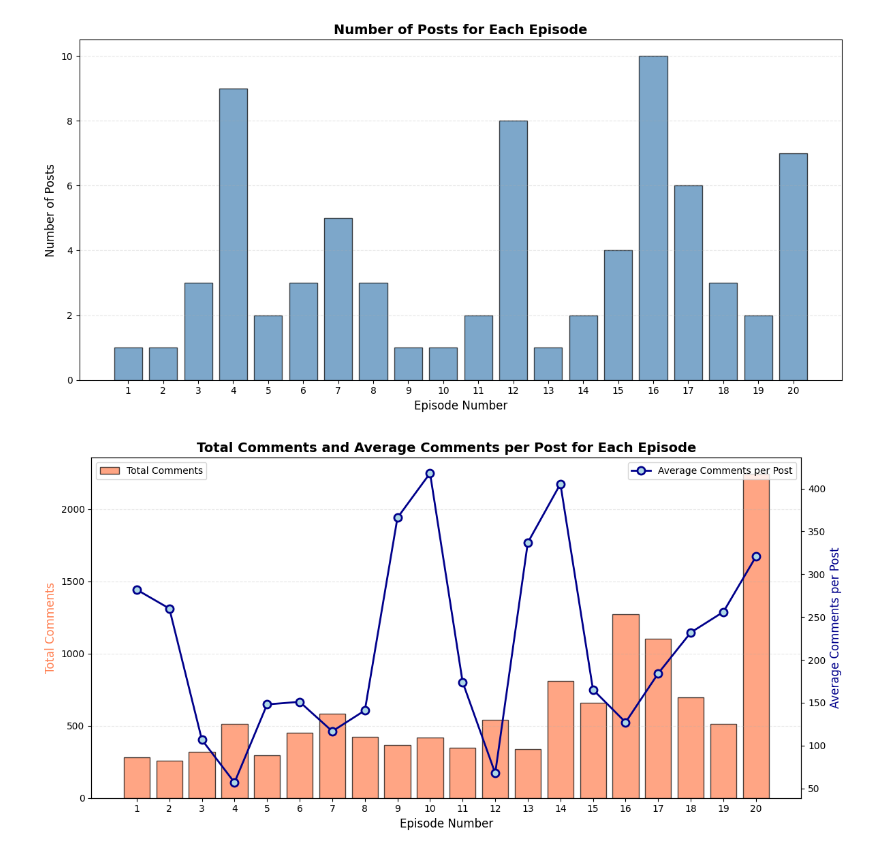
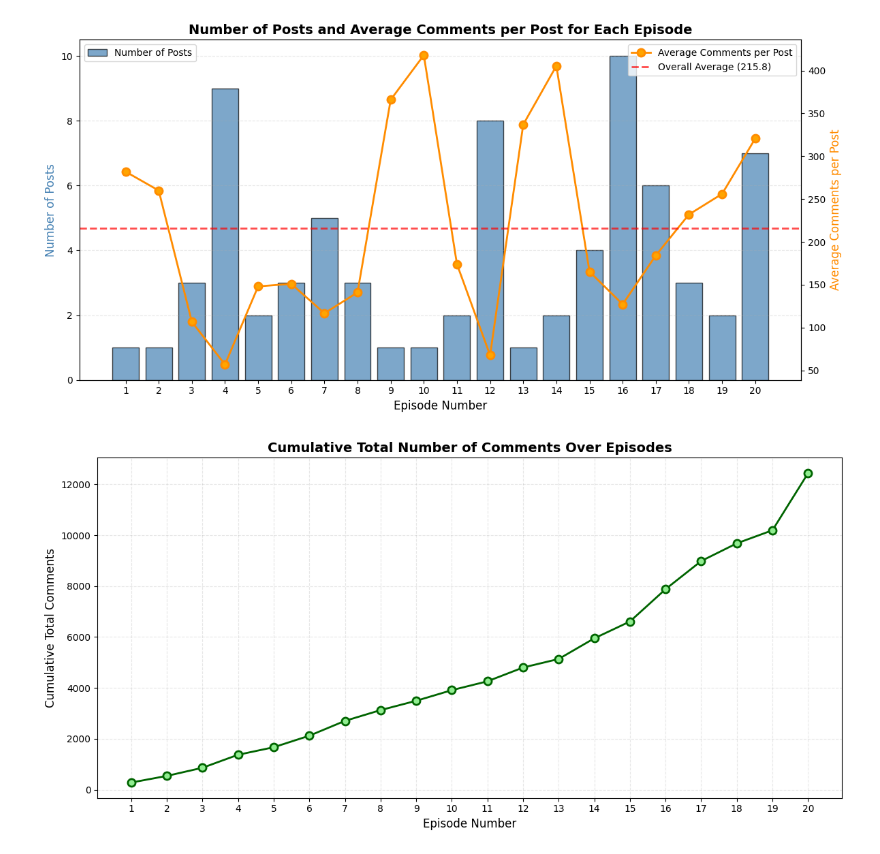
Before and after one commit to marsya-amanda/reddit-analytics-love-island, a Jupyter notebook: analysis.ipynb, the cells around one changed output. Cells and saved outputs as stored; diff of their text form; code cells hidden in the pictures.

```diff
--- a/analysis.ipynb
+++ b/analysis.ipynb
@@ -53,58 +70,4 @@ episode_analytics
 # %%
-import matplotlib.pyplot as plt
-import numpy as np
-
-plt.style.use('default')
-fig_size = (12, 6)
-
-# 1. Bar plot: Number of posts per episode with line plot of average comments per post
-fig, ax1 = plt.subplots(figsize=fig_size)
-
-bars1 = ax1.bar(episode_analytics['episode_number'], episode_analytics['num_posts'],
-                label='Number of Posts', color='steelblue', edgecolor='black', alpha=0.7)
-
-ax2 = ax1.twinx()
-# Plot average comments as a line
-line2 = ax2.plot(episode_analytics['episode_number'], episode_analytics['avg_comments_per_post'],
-                 marker='o', linewidth=2, markersize=8, label='Average Comments per Post',
-                 color='darkorange', markerfacecolor='orange', markeredgecolor='darkorange',
-                 markeredgewidth=2)
-
-# Add horizontal line for overall average
-overall_avg_comments = episode_analytics['avg_comments_per_post'].mean()
-ax2.axhline(y=overall_avg_comments, color='red', linestyle='--', linewidth=2,
-            label=f'Overall Average ({overall_avg_comments:.1f})', alpha=0.7)
-
-# Customize axes
-ax1.set_xlabel('Episode Number', fontsize=12)
-ax1.set_ylabel('Number of Posts', fontsize=12, color='steelblue')
-ax2.set_ylabel('Average Comments per Post', fontsize=12, color='darkorange')
-ax1.set_title('Number of Posts and Average Comments per Post for Each Episode',
-              fontsize=14, fontweight='bold')
-ax1.set_xticks(episode_analytics['episode_number'])
-ax1.grid(axis='y', alpha=0.3, linestyle='--')
-
-# Add legends
-ax1.legend(loc='upper left')
-ax2.legend(loc='upper right')
-
-plt.tight_layout()
-plt.show()
-
-# 2. Time series plot: Cumulative total number of comments
-episode_analytics['cumulative_comments'] = episode_analytics['num_comments'].cumsum()
-
-plt.figure(figsize=fig_size)
-plt.plot(episode_analytics['episode_number'], episode_analytics['cumulative_comments'],
-         marker='o', linewidth=2, markersize=8, color='darkgreen', markerfacecolor='lightgreen',
-         markeredgecolor='darkgreen', markeredgewidth=2)
-plt.xlabel('Episode Number', fontsize=12)
-plt.ylabel('Cumulative Total Comments', fontsize=12)
-plt.title('Cumulative Total Number of Comments Over Episodes', fontsize=14, fontweight='bold')
-plt.xticks(episode_analytics['episode_number'])
-plt.grid(alpha=0.3, linestyle='--')
-plt.tight_layout()
-plt.show()
 # %% [output]
-[figure, old version]
+[figure, new version]
-[figure, old version]
+[figure, new version]
```
Also changed, not shown: parts of 4 cells of this notebook.
